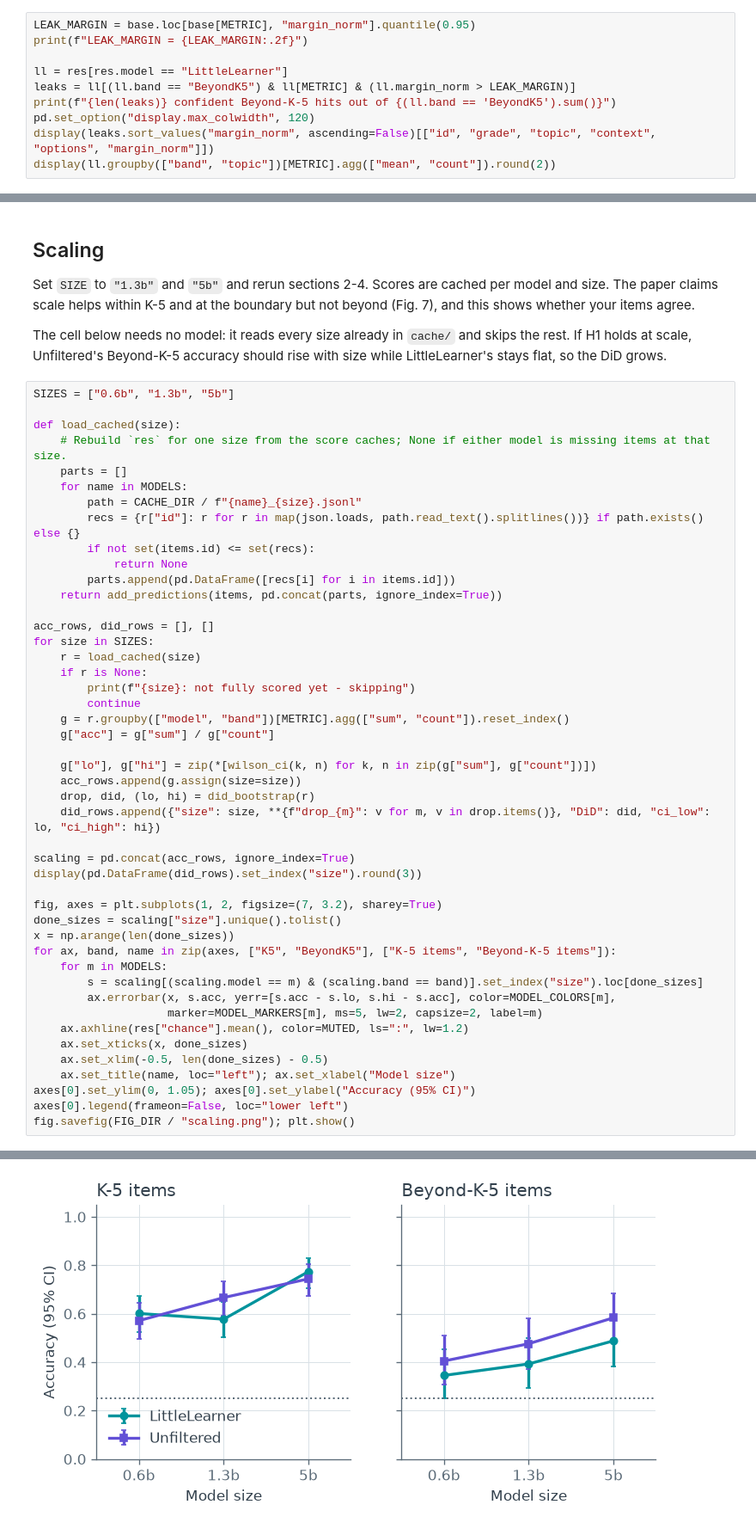
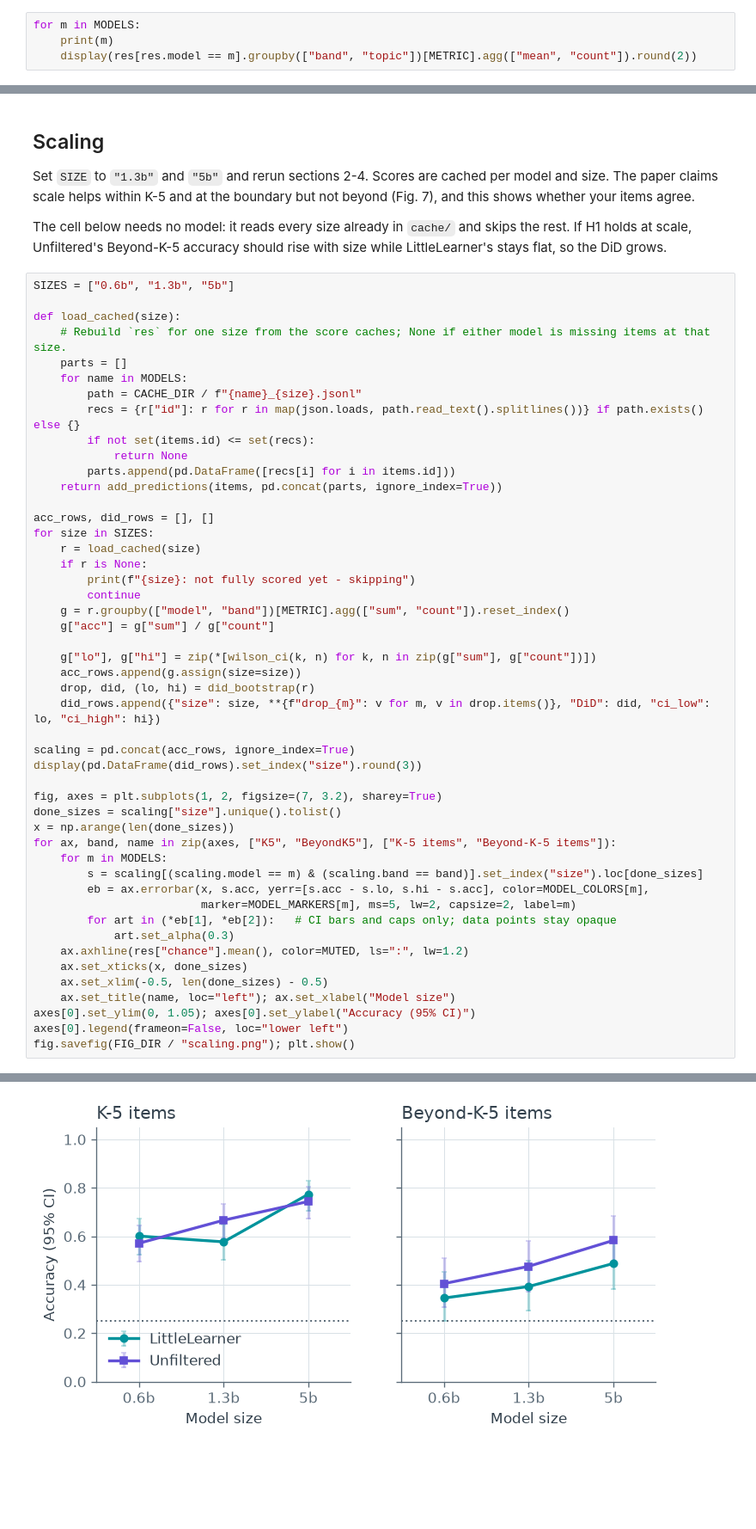
Before and after one commit to ggiacone/AdvancedTopicsinMachineLearning, a Jupyter notebook: knowledge_probe_template.backup.ipynb, the cells around one changed output, grey strips where cells are left out. Shown at 86% size. Drawn from its saved outputs; the diff is of its cells as text; blank space fills up the shorter version.

```diff
--- a/knowledge_probe_template.backup.ipynb
+++ b/knowledge_probe_template.backup.ipynb
@@ -344,11 +325,5 @@ Beyond-K-5 items that LittleLearner gets right **with a clear margin** are leaka
 # %%
-LEAK_MARGIN = base.loc[base[METRIC], "margin_norm"].quantile(0.95)
-print(f"LEAK_MARGIN = {LEAK_MARGIN:.2f}")
-
-ll = res[res.model == "LittleLearner"]
-leaks = ll[(ll.band == "BeyondK5") & ll[METRIC] & (ll.margin_norm > LEAK_MARGIN)]
-print(f"{len(leaks)} confident Beyond-K-5 hits out of {(ll.band == 'BeyondK5').sum()}")
-pd.set_option("display.max_colwidth", 120)
-display(leaks.sort_values("margin_norm", ascending=False)[["id", "grade", "topic", "context", "options", "margin_norm"]])
-display(ll.groupby(["band", "topic"])[METRIC].agg(["mean", "count"]).round(2))
+for m in MODELS:
+    print(m)
+    display(res[res.model == m].groupby(["band", "topic"])[METRIC].agg(["mean", "count"]).round(2))
 # %% [output]
@@ -408,33 +394,35 @@ for size in SIZES:
     g = r.groupby(["model", "band"])[METRIC].agg(["sum", "count"]).reset_index()
     g["acc"] = g["sum"] / g["count"]
 
     g["lo"], g["hi"] = zip(*[wilson_ci(k, n) for k, n in zip(g["sum"], g["count"])])
     acc_rows.append(g.assign(size=size))
     drop, did, (lo, hi) = did_bootstrap(r)
     did_rows.append({"size": size, **{f"drop_{m}": v for m, v in drop.items()}, "DiD": did, "ci_low": lo, "ci_high": hi})
 
 scaling = pd.concat(acc_rows, ignore_index=True)
 display(pd.DataFrame(did_rows).set_index("size").round(3))
 
 fig, axes = plt.subplots(1, 2, figsize=(7, 3.2), sharey=True)
 done_sizes = scaling["size"].unique().tolist()
 x = np.arange(len(done_sizes))
 for ax, band, name in zip(axes, ["K5", "BeyondK5"], ["K-5 items", "Beyond-K-5 items"]):
     for m in MODELS:
         s = scaling[(scaling.model == m) & (scaling.band == band)].set_index("size").loc[done_sizes]
-        ax.errorbar(x, s.acc, yerr=[s.acc - s.lo, s.hi - s.acc], color=MODEL_COLORS[m],
-                    marker=MODEL_MARKERS[m], ms=5, lw=2, capsize=2, label=m)
+        eb = ax.errorbar(x, s.acc, yerr=[s.acc - s.lo, s.hi - s.acc], color=MODEL_COLORS[m],
+                         marker=MODEL_MARKERS[m], ms=5, lw=2, capsize=2, label=m)
+        for art in (*eb[1], *eb[2]):   # CI bars and caps only; data points stay opaque
+            art.set_alpha(0.3)
     ax.axhline(res["chance"].mean(), color=MUTED, ls=":", lw=1.2)
     ax.set_xticks(x, done_sizes)
     ax.set_xlim(-0.5, len(done_sizes) - 0.5)
     ax.set_title(name, loc="left"); ax.set_xlabel("Model size")
 axes[0].set_ylim(0, 1.05); axes[0].set_ylabel("Accuracy (95% CI)")
 axes[0].legend(frameon=False, loc="lower left")
 fig.savefig(FIG_DIR / "scaling.png"); plt.show()
 # %% [output]
 |  | drop_LittleLearner | drop_Unfiltered | DiD | ci_low | ci_high |
 | size |  |  |  |  |  |
 | 0.6b | 0.256 | 0.167 | 0.089 | -0.030 | 0.208 |
 | 1.3b | 0.185 | 0.190 | -0.006 | -0.113 | 0.101 |
 | 5b | 0.286 | 0.161 | 0.125 | 0.006 | 0.238 |
-[figure, old version]
+[figure, new version]
```
Also changed, not shown: parts of 8 cells of this notebook, 6 other files.
